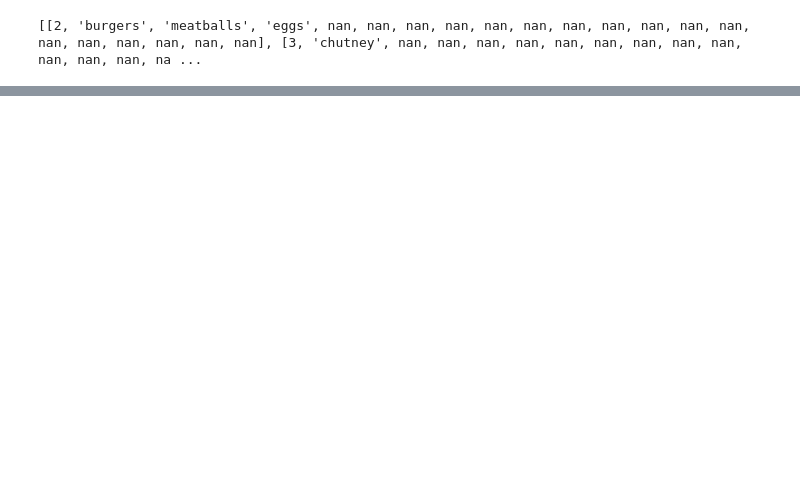
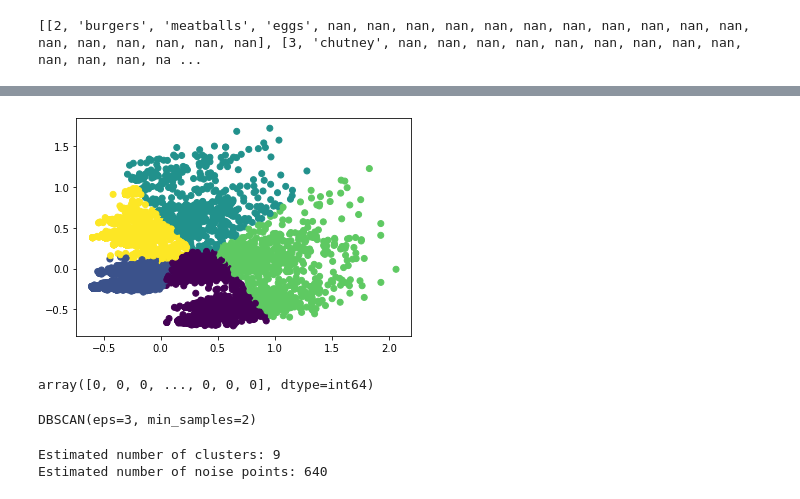
Before and after one commit to zyiology/SC4020_Proj2, a Jupyter notebook: SC4020_Project2_MarketBasket.ipynb, the cells around one changed output, grey strips where cells are left out. Saved outputs shown, nothing was run; the diff lists cells and outputs as text; code cells hidden in the pictures; blank space fills up the shorter version.

```diff
--- a/SC4020_Project2_MarketBasket.ipynb
+++ b/SC4020_Project2_MarketBasket.ipynb
@@ -162,0 +226,31 @@ plt.show()
+# %%
+data = list(zip(x, y))
+kmeans = KMeans(n_clusters=5)
+kmeans.fit(data)
+
+plt.scatter(x, y, c=kmeans.labels_)
+plt.show()
+# %% [output]
+[figure, added]
+# %%
+clustering = DBSCAN(eps=3, min_samples=2).fit(data)
+clustering.labels_
+# %% [output]
+array([0, 0, 0, ..., 0, 0, 0], dtype=int64)
+# %%
+clustering
+# %% [output]
+DBSCAN(eps=3, min_samples=2)
+# %%
+db = DBSCAN(eps=0.05, min_samples=10).fit(data)
+labels = db.labels_
+
+# Number of clusters in labels, ignoring noise if present.
+n_clusters_ = len(set(labels)) - (1 if -1 in labels else 0)
+n_noise_ = list(labels).count(-1)
+
+print("Estimated number of clusters: %d" % n_clusters_)
+print("Estimated number of noise points: %d" % n_noise_)
+# %% [output]
+Estimated number of clusters: 9
+Estimated number of noise points: 640
```
Also changed, not shown: parts of 21 cells of this notebook.
